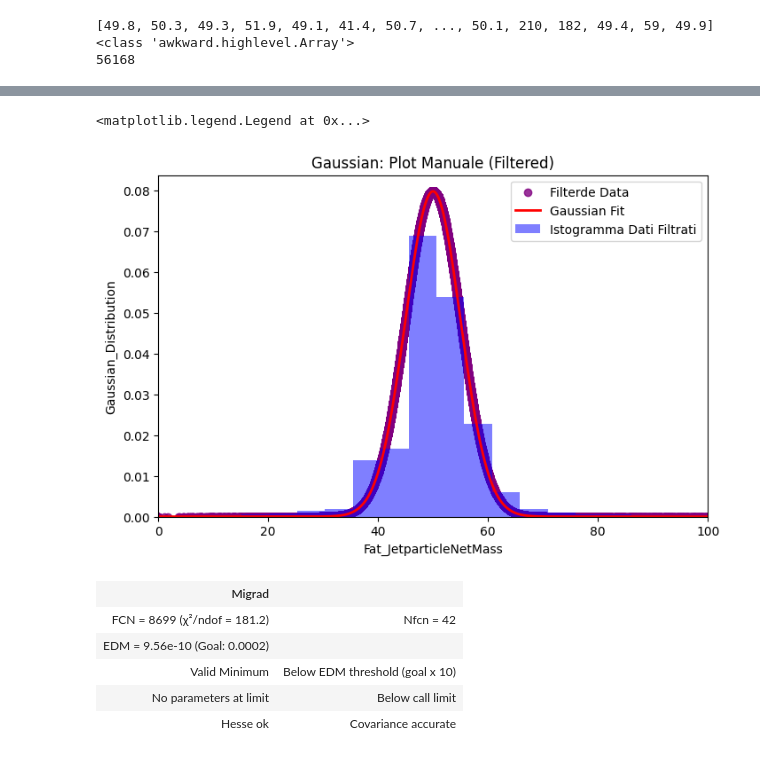
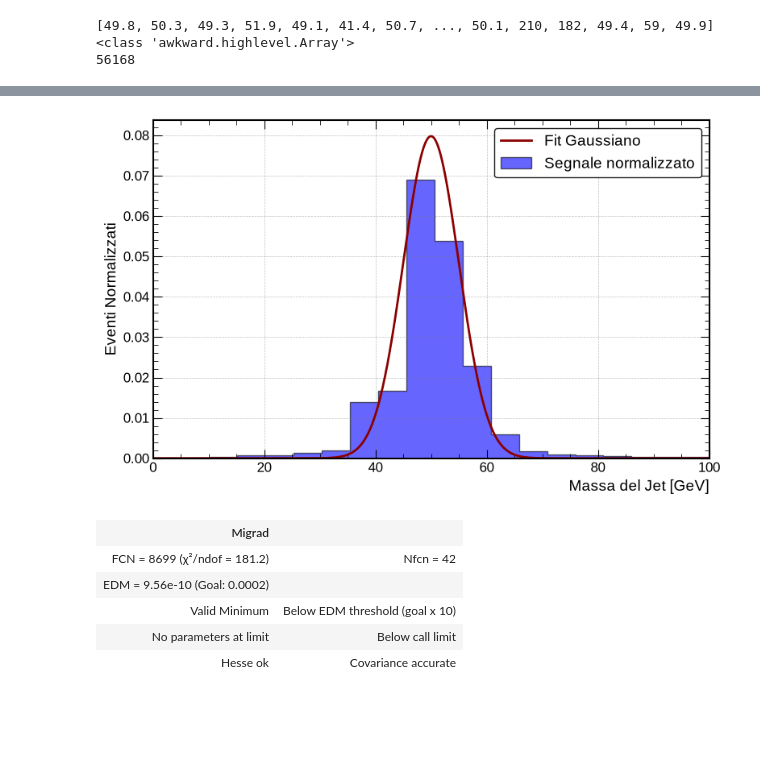
Before and after one commit to riccardocanterini-cyber/Tesi, a Jupyter notebook: Fit_Monofunzione/Fit_Dati_Filtrati_50.ipynb, the cells around one changed output, grey strips where cells are left out. Saved outputs shown, nothing was run; the diff lists cells and outputs as text; code cells hidden in the pictures; blank space fills up the shorter version.

```diff
--- a/Fit_Monofunzione/Fit_Dati_Filtrati_50.ipynb
+++ b/Fit_Monofunzione/Fit_Dati_Filtrati_50.ipynb
@@ -5,7 +5,7 @@ from Utilities import extractor, cb_pdf
 
 #Estraiamo i dati
 
-x_MH50= extractor("Dati/Tprime_tAq_1800_MH50_LH_2017.root", "Events")
+x_MH50= extractor("/home/riccardo/Tesi/Cartella_Analisi_Dati/Dati/Tprime_tAq_1800_MH50_LH_2017.root", "Events")
 
 #Filtriamo i dati per rimuovere outliers
 x_filtered = 0
@@ -14,7 +14,7 @@ x_filtered = 0
 import uproot
 import awkward as ak
 
-file=uproot.open("Dati/Tprime_tAq_1800_MH50_LH_2017.root")
+file=uproot.open("/home/riccardo/Tesi/Cartella_Analisi_Dati/Dati/Tprime_tAq_1800_MH50_LH_2017.root")
 tree=file["Events"]
 booleans= tree.arrays(["FatJet_isMatchedWithA"], library="ak")
 Fatjet_isMatchedWithA= booleans["FatJet_isMatchedWithA"]
@@ -93,30 +119,55 @@ plt.show()
 # %%
 #Proviamo ora con una Gaussiana
+import os
+import matplotlib.pyplot as plt
+import numpy as np
+from matplotlib.ticker import AutoMinorLocator
+
 from numba_stats import  truncnorm
 
 def gaussian(x, mu, sigma):
     return truncnorm.pdf(x,*x_range, loc=mu, scale=sigma)
 
 #Facciamo prima il fit e poi lo ottimizziamo con minuit
-
+plt.rcParams.update({
+    'font.size': 12,
+    'font.family': 'sans-serif',
+    'font.sans-serif': ['Liberation Sans', 'DejaVu Sans'],
+    'xtick.direction': 'in',
+    'ytick.direction': 'in',
+    'xtick.major.size': 8,
+    'ytick.major.size': 8,
+    'xtick.minor.size': 4,
+    'ytick.minor.size': 4,
+    'xtick.top': True,
+    'ytick.right': True,
+    'axes.linewidth': 1.5,
+})
 x_gauss=list(x_filtered)
 x_gauss.sort()
 x_range=(0, max(x_filtered))
 y_gauss=gaussian(x_gauss, mu=50, sigma=5)
 
-fix= plt.figure(figsize=(8, 5))
+fix, ax= plt.subplots(figsize=(8, 5))
 
-plt.scatter(x_gauss, y_gauss, color="purple", alpha=0.8, label="Filterde Data")
-plt.plot(x_gauss, y_gauss, color="red", alpha=1, linewidth=2, label="Gaussian Fit")
-plt.hist(x_filtered, bins=50, density=True, alpha=0.5, color="blue", label="Istogramma Dati Filtrati", weights=np.ones_like(x_filtered) / len(x_filtered))
-plt.xlim(0, 100)
-plt.title("Gaussian: Plot Manuale (Filtered)")
-plt.xlabel("Fat_JetparticleNetMass")
-plt.ylabel("Gaussian_Distribution")
-plt.legend()
+#plt.scatter(x_gauss, y_gauss, color="purple", alpha=0.8, label="Filterde Data")
+plt.plot(x_gauss, y_gauss, color="darkred", alpha=1, linewidth=2, label="Fit Gaussiano")
+ax.hist(x_filtered, bins=50, density=True, alpha=0.6, histtype="stepfilled", color="blue", edgecolor="black", label="Segnale normalizzato")
+ax.set_xlim(0, 100)
+ax.set_ylim(bottom=0)
+plt.title("")
+ax.set_xlabel("Massa del Jet [GeV]", fontsize=14, loc="right")
+ax.set_ylabel("Eventi Normalizzati", fontsize=14)
+ax.xaxis.set_minor_locator(AutoMinorLocator())
+ax.yaxis.set_minor_locator(AutoMinorLocator())
+ax.grid(True, linestyle='--', alpha=0.5)
+ax.legend(loc="upper right", fontsize=14, frameon=True, edgecolor="black", facecolor="white", framealpha=0.9)
+ax.grid(visible=True, which='major', color='gray', linestyle='--', linewidth=0.5, alpha=0.5)
+plt.tight_layout()
+plt.savefig('/home/riccardo/Tesi/Cartella_Analisi_Dati/Immagini/Gauss_50.png', bbox_inches='tight')
+plt.show()
 # %% [output]
-<matplotlib.legend.Legend at 0x...>
-[figure, old version]
+[figure, new version]
 # %%
 #Ora minimizziamo con minuit
 ls_gauss=LeastSquares(bin_centers, bin_densities, yerr, model=gaussian)
```
Also changed, not shown: parts of 3 cells of this notebook, 15 other files.
